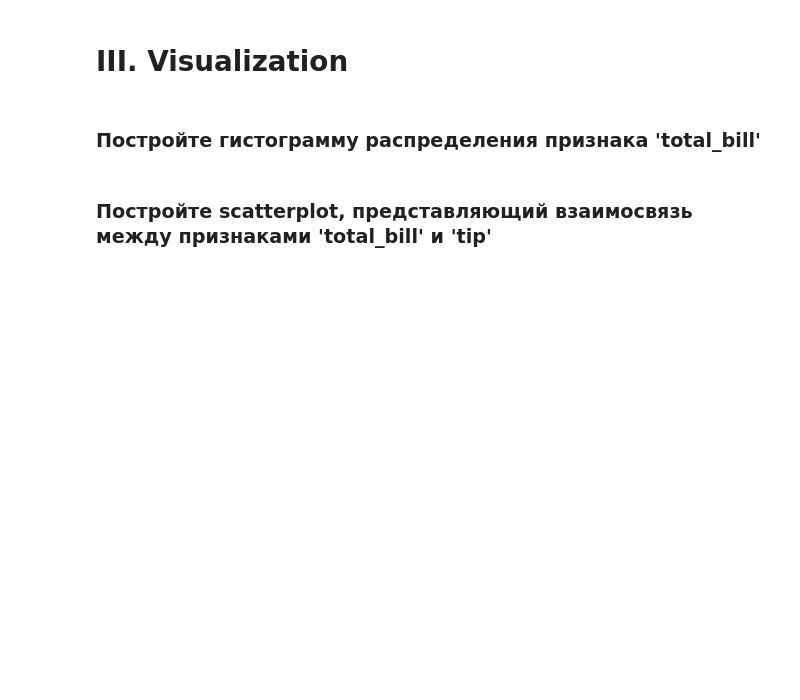
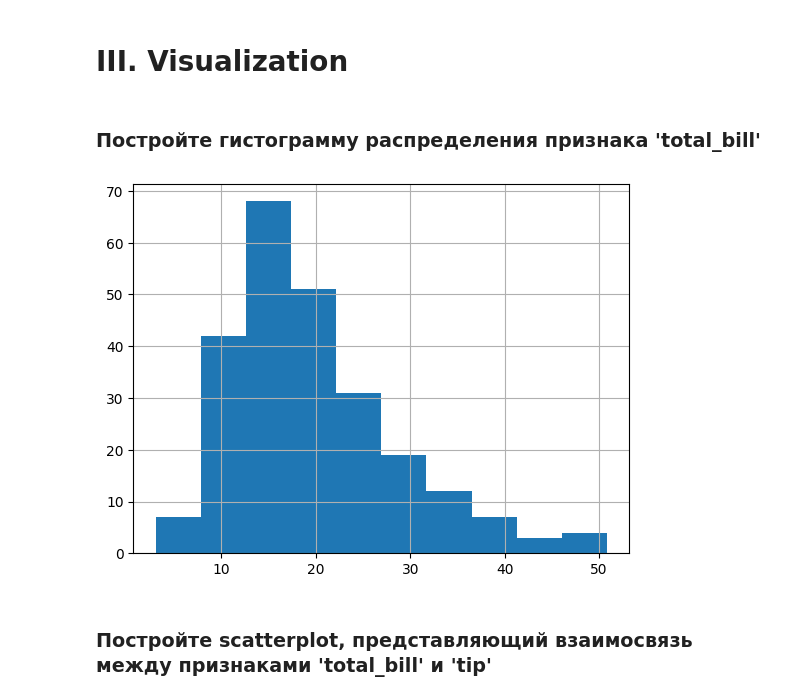
Before and after one commit to nmzaki/OTUS_ML_042024, a Jupyter notebook: homework-4/analyze_and_visualize.ipynb, the cells around one changed output. Drawn from its saved outputs; the diff is of its cells as text; code cells hidden in the pictures; blank space fills up the shorter version.

```diff
--- a/homework-4/analyze_and_visualize.ipynb
+++ b/homework-4/analyze_and_visualize.ipynb
@@ -117,5 +199,9 @@ tips
 # III. Visualization
 # %% [markdown]
 ### Постройте гистограмму распределения признака 'total_bill'
+# %%
+tips['total_bill'].hist();
+# %% [output]
+[figure, added]
 # %% [markdown]
 ### Постройте scatterplot, представляющий взаимосвязь между признаками 'total_bill' и 'tip'
```
Also changed, not shown: parts of 19 cells of this notebook.
